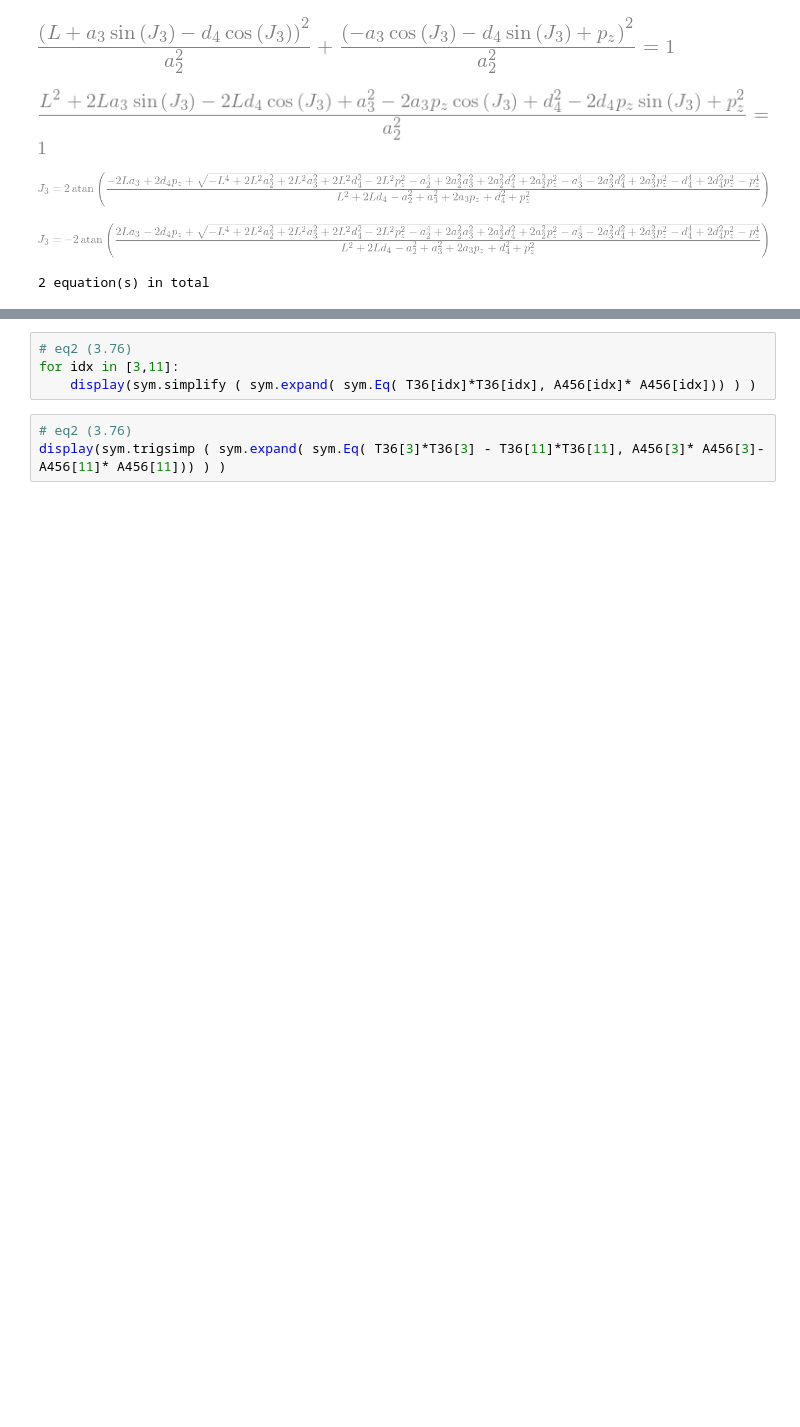
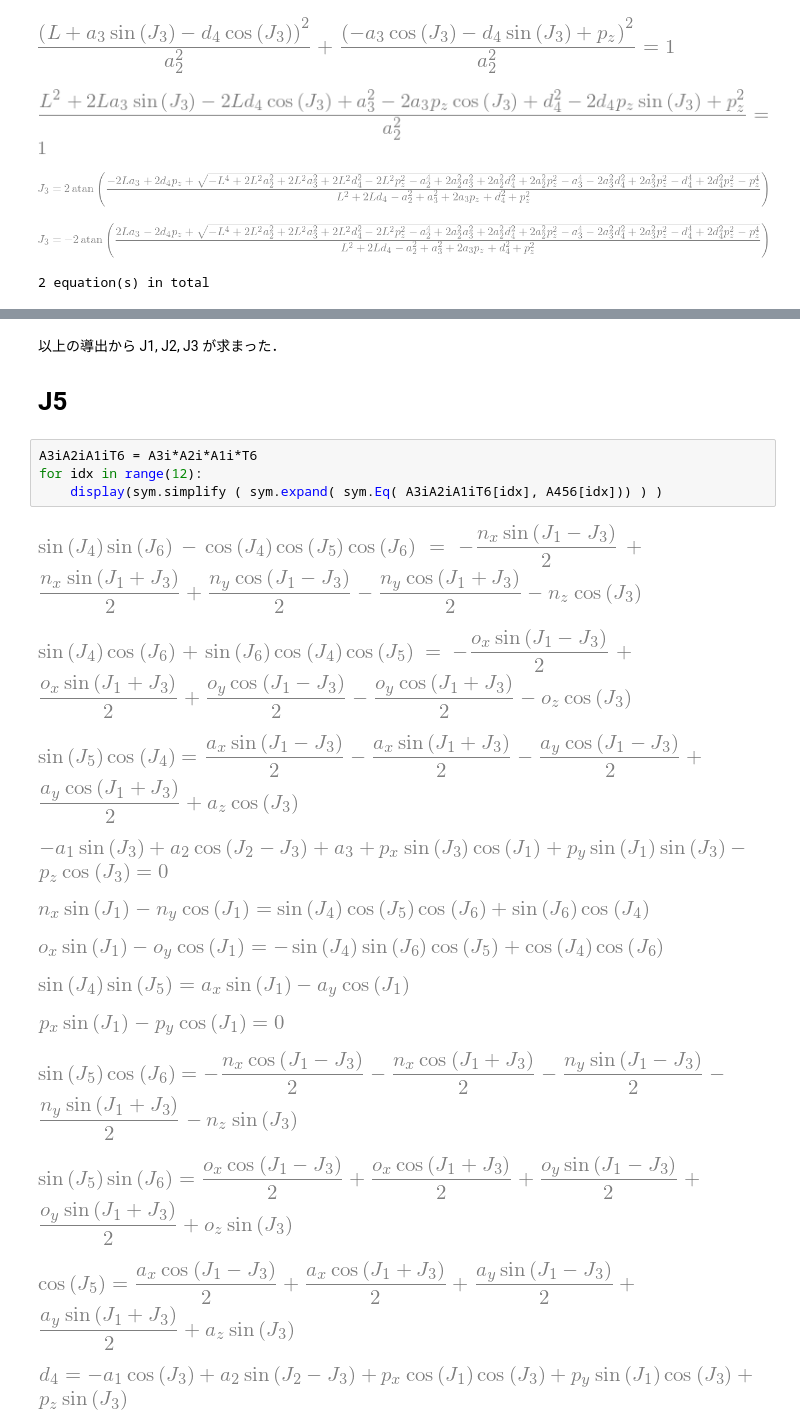
Before and after one commit to maeda-lab/Scaledown, a Jupyter notebook: miyamoto/FK_IK_furukawa.ipynb, the cells around one changed output, grey strips where cells are left out. Saved outputs shown, nothing was run; the diff lists cells and outputs as text; blank space fills up the shorter version.

```diff
--- a/miyamoto/FK_IK_furukawa.ipynb
+++ b/miyamoto/FK_IK_furukawa.ipynb
@@ -450,7 +423,20 @@ A456
+# %% [markdown]
+以上の導出から J1, J2, J3 が求まった．
+# J5
 # %%
-# eq2 (3.76)
-for idx in [3,11]:
-    display(sym.simplify ( sym.expand( sym.Eq( T36[idx]*T36[idx], A456[idx]* A456[idx])) ) )
+A3iA2iA1iT6 = A3i*A2i*A1i*T6
+for idx in range(12):
+    display(sym.simplify ( sym.expand( sym.Eq( A3iA2iA1iT6[idx], A456[idx])) ) )
+# %% [output]
+[figure, added]
+[figure, added]
+[figure, added]
+[figure, added]
+[figure, added]
+[figure, added]
+[figure, added]
+[figure, added]
+[figure, added]
+[figure, added]
+[figure, added]
+[figure, added]
-# %%
-# eq2 (3.76)
-display(sym.trigsimp ( sym.expand( sym.Eq( T36[3]*T36[3] - T36[11]*T36[11], A456[3]* A456[3]-A456[11]* A456[11])) ) )
```
Also changed, not shown: parts of 32 cells of this notebook, 2 other files.
